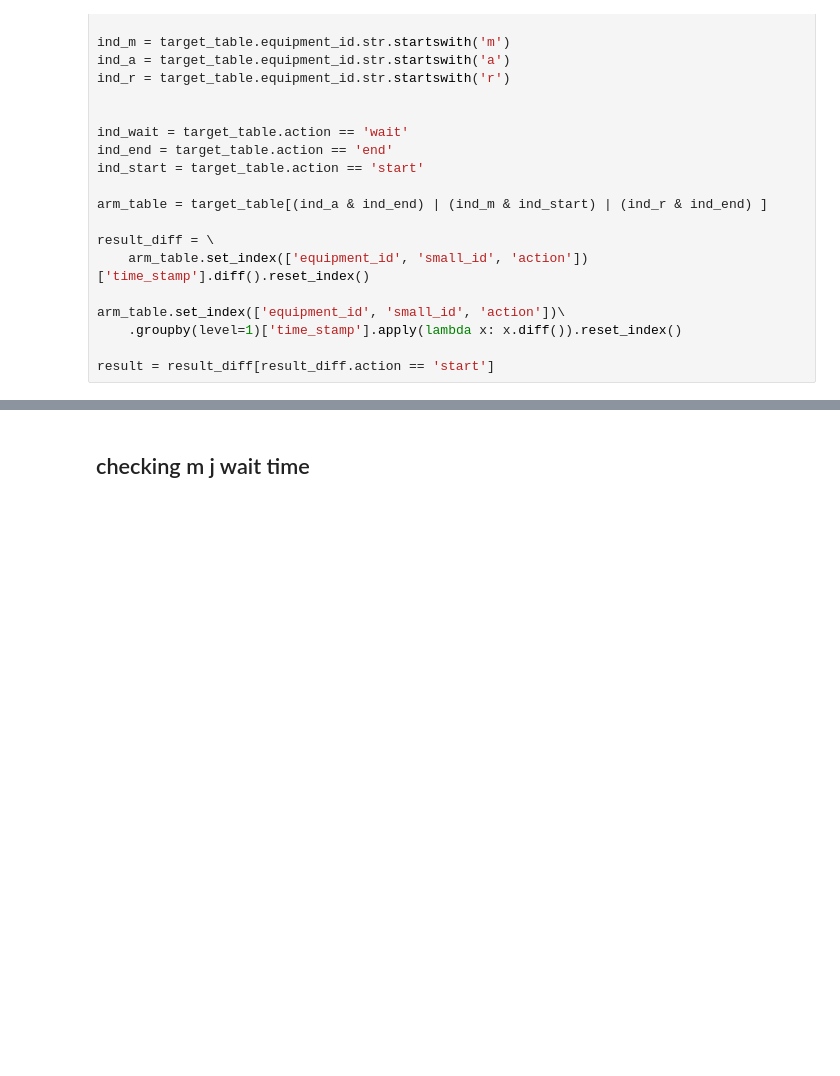
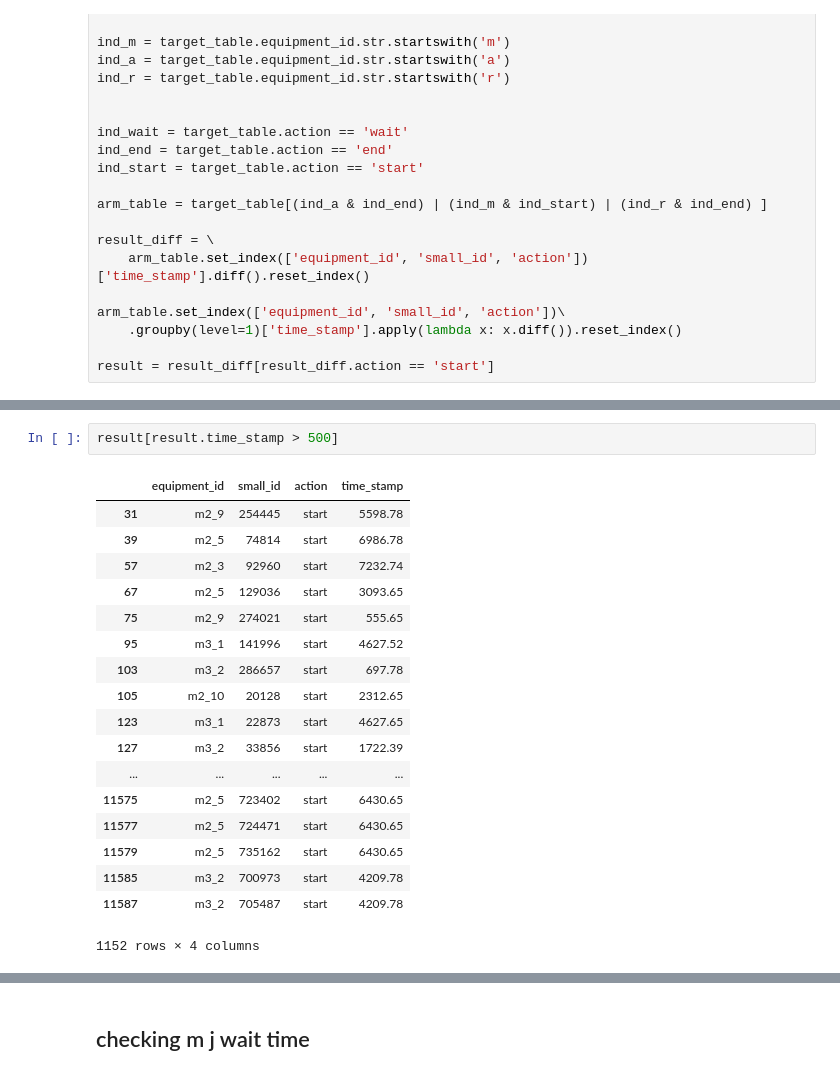
Before and after one commit to tade0726/logistics_simulation, a Jupyter notebook: notebooks/checking output data.ipynb, the cells around one changed output, grey strips where cells are left out. Drawn from its saved outputs; the diff is of its cells as text; blank space fills up the shorter version.

```diff
--- a/notebooks/checking output data.ipynb
+++ b/notebooks/checking output data.ipynb
@@ -76,0 +89,21 @@ result.time_stamp.plot(kind='hist')
+# %%
+result[result.time_stamp > 500]
+# %% [output]
+|  | equipment_id | small_id | action | time_stamp |
+| 31 | m2_9 | 254445 | start | 5598.78 |
+| 39 | m2_5 | 74814 | start | 6986.78 |
+| 57 | m2_3 | 92960 | start | 7232.74 |
+| 67 | m2_5 | 129036 | start | 3093.65 |
+| 75 | m2_9 | 274021 | start | 555.65 |
+| 95 | m3_1 | 141996 | start | 4627.52 |
+| 103 | m3_2 | 286657 | start | 697.78 |
+| 105 | m2_10 | 20128 | start | 2312.65 |
+| 123 | m3_1 | 22873 | start | 4627.65 |
+| 127 | m3_2 | 33856 | start | 1722.39 |
+| ... | ... | ... | ... | ... |
+| 11575 | m2_5 | 723402 | start | 6430.65 |
+| 11577 | m2_5 | 724471 | start | 6430.65 |
+| 11579 | m2_5 | 735162 | start | 6430.65 |
+| 11585 | m3_2 | 700973 | start | 4209.78 |
+| 11587 | m3_2 | 705487 | start | 4209.78 |
+1152 rows × 4 columns
```
Also changed, not shown: parts of 28 cells of this notebook, 3 other files.
